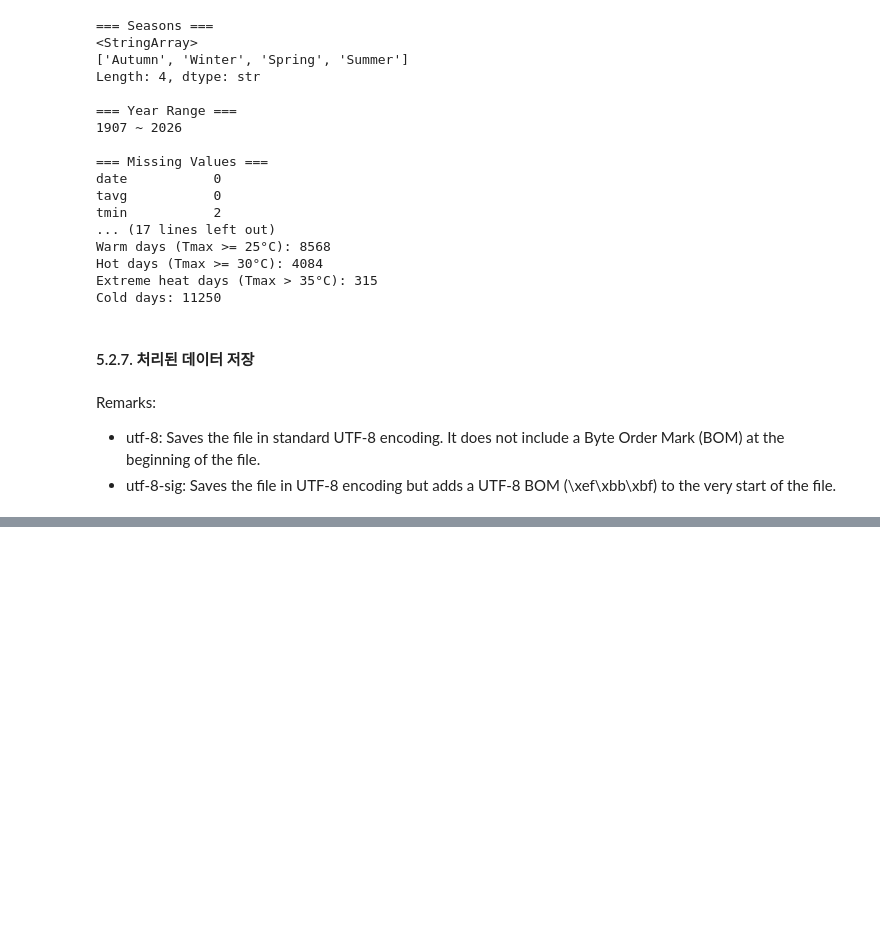
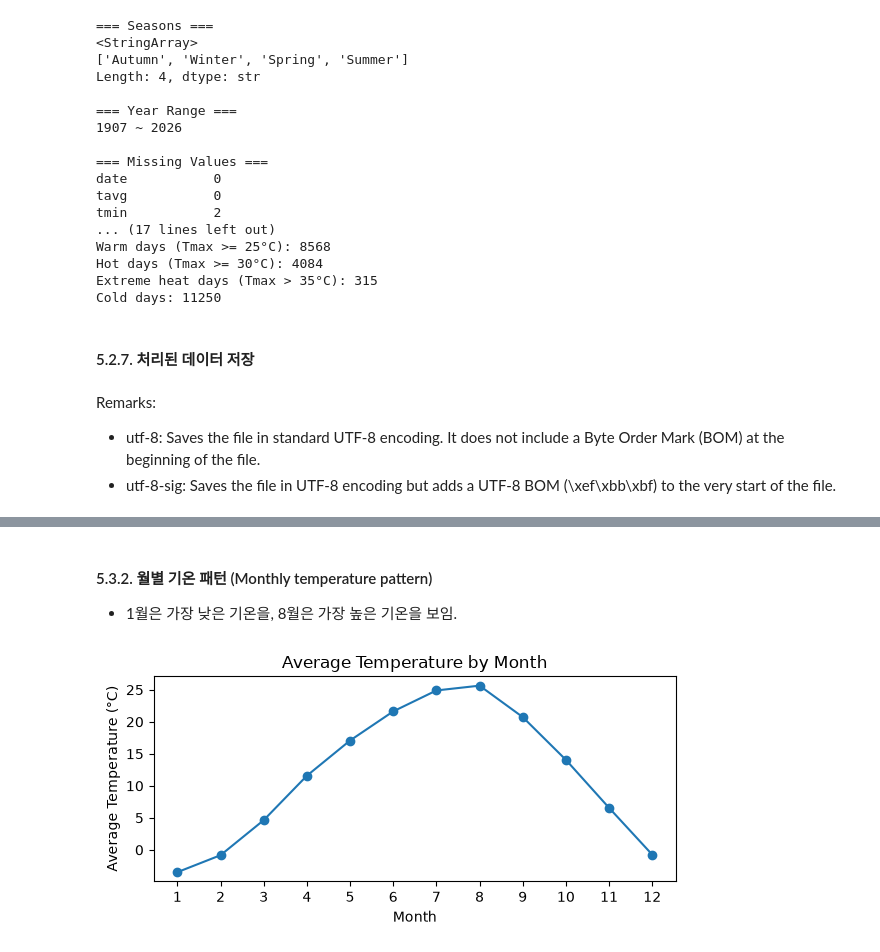
Before and after one commit to freepoincare/time-series-data-analysis, a Jupyter notebook: notebooks/1_EDA_preprocessing.ipynb, the cells around one changed output, grey strips where cells are left out. Saved outputs shown, nothing was run; the diff lists cells and outputs as text; code cells hidden in the pictures; blank space fills up the shorter version.

```diff
--- a/notebooks/1_EDA_preprocessing.ipynb
+++ b/notebooks/1_EDA_preprocessing.ipynb
@@ -678,0 +719,17 @@ Remarks:
+# %% [markdown]
+#### 5.3.2. 월별 기온 패턴 (Monthly temperature pattern)
+
+* 1월은 가장 낮은 기온을, 8월은 가장 높은 기온을 보임.
+# %%
+monthly_temp = df2.groupby("month")["tavg"].mean()
+
+plt.figure(figsize=(6, 3))
+plt.plot(monthly_temp.index, monthly_temp.values, marker='o')
+plt.xlabel("Month")
+plt.ylabel("Average Temperature (°C)")
+plt.title("Average Temperature by Month")
+plt.xticks(range(1, 13))
+plt.tight_layout()
+plt.show()
+# %% [output]
+[figure, added]
```
Also changed, not shown: parts of 9 cells of this notebook.
